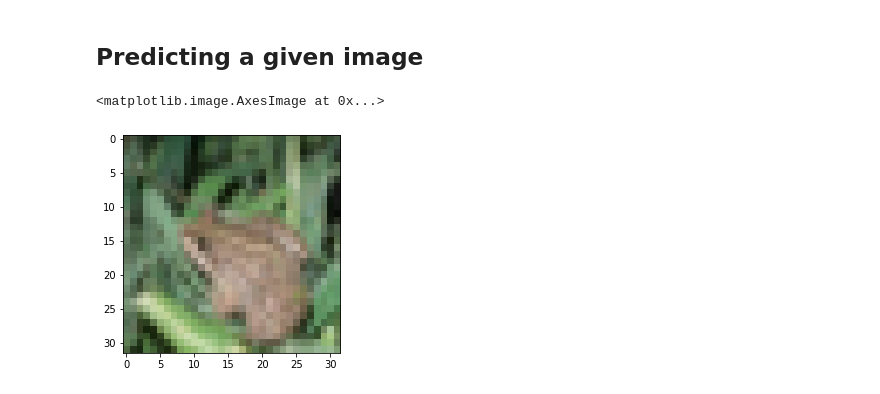
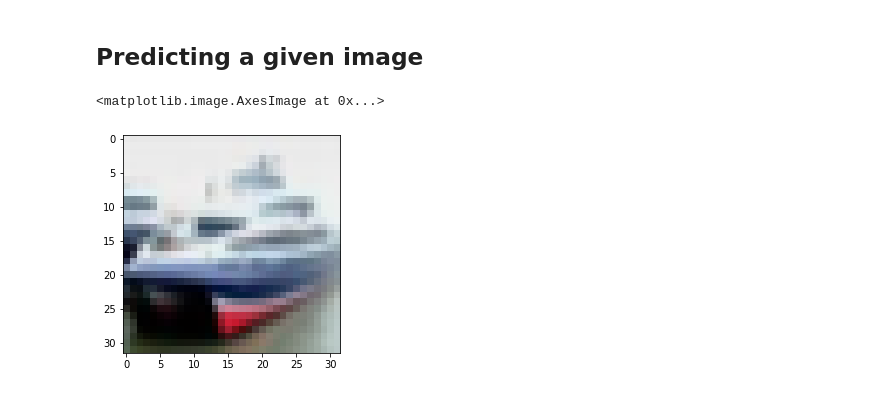
Before and after one commit to ikerey/Deep-Learning-with-TensorFlow2-Keras, a Jupyter notebook: Notebooks/2-CNNs/1-Image-Classification.ipynb, the cells around one changed output. Drawn from its saved outputs; the diff is of its cells as text; code cells hidden in the pictures.

```diff
--- a/Notebooks/2-CNNs/1-Image-Classification.ipynb
+++ b/Notebooks/2-CNNs/1-Image-Classification.ipynb
@@ -382,11 +375,11 @@ sns.heatmap(confusion_matrix(y_test,predictions),annot=True)
 <a id='predict'></a>
 ## Predicting a given image
 # %%
-image = x_test[4]
+image = x_test[1]
 plt.imshow(image)
 # %% [output]
 <matplotlib.image.AxesImage at 0x...>
-[figure, old version]
+[figure, new version]
 # %%
 print("The model says it's a", labels[int(model.predict_classes(image.reshape(1,32,32,3)))])
 # %% [output]
```
Also changed, not shown: parts of 28 cells of this notebook, 7 other files.
